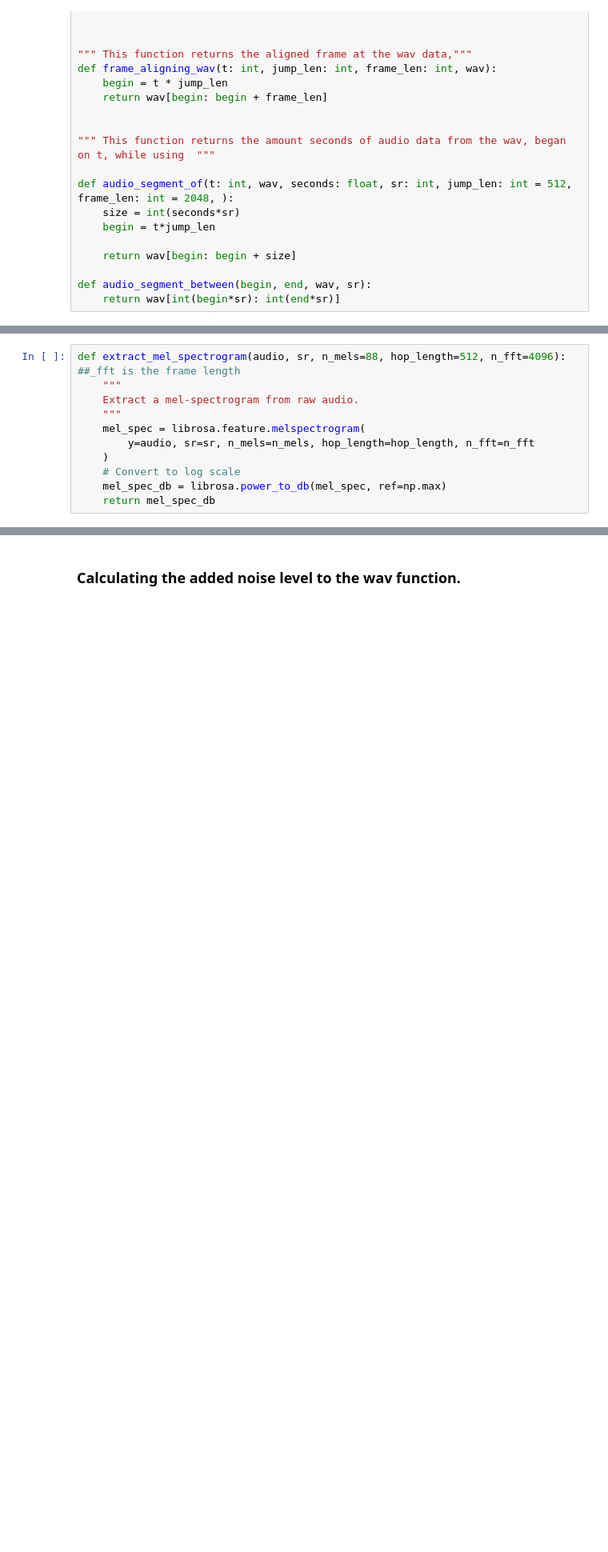
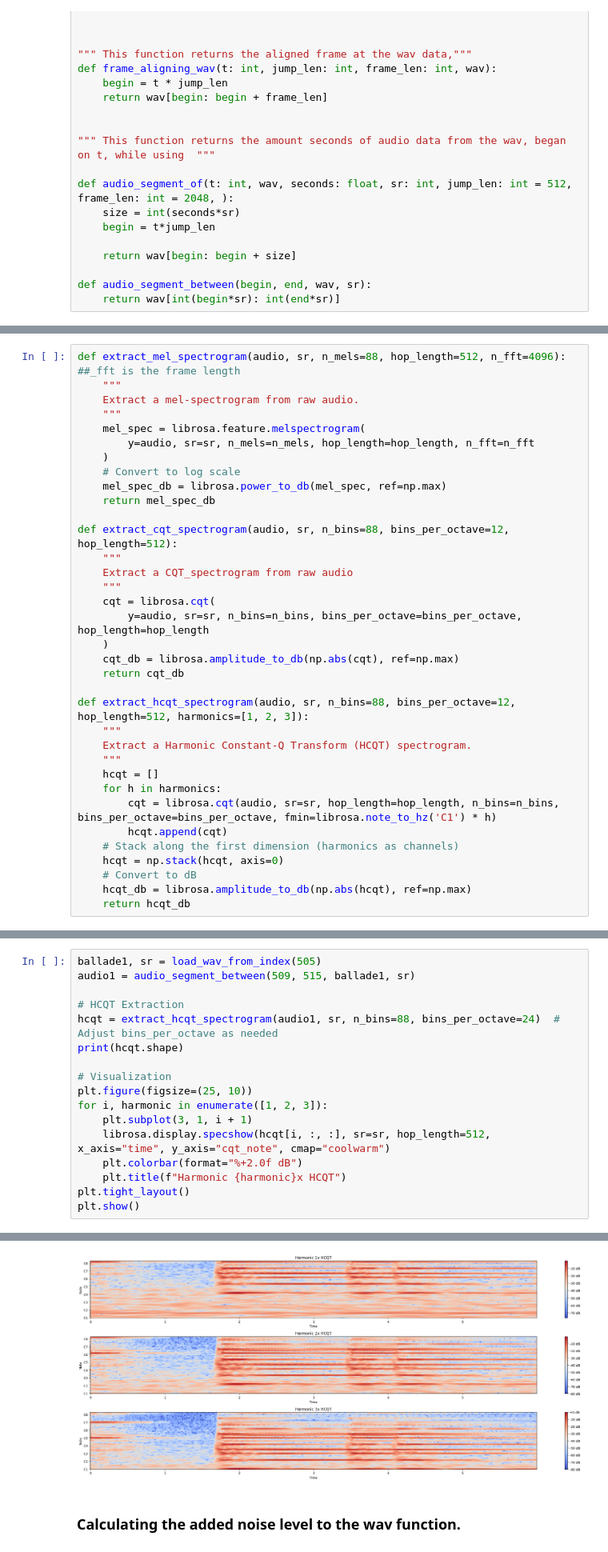
Before and after one commit to YouxunLkiu/Musheet, a Jupyter notebook: train.ipynb, the cells around one changed output, grey strips where cells are left out. Shown at 80% size. Cells and saved outputs as stored; diff of their text form; blank space fills up the shorter version.

Commit message:
Remodeling preprocess with HCQT

```diff
--- a/train.ipynb
+++ b/train.ipynb
@@ -332,5 +332,29 @@ def extract_mel_spectrogram(audio, sr, n_mels=88, hop_length=512, n_fft=4096): #
     # Convert to log scale
     mel_spec_db = librosa.power_to_db(mel_spec, ref=np.max)
     return mel_spec_db
+
+def extract_cqt_spectrogram(audio, sr, n_bins=88, bins_per_octave=12, hop_length=512):
+    """
+    Extract a CQT_spectrogram from raw audio
+    """
+    cqt = librosa.cqt(
+        y=audio, sr=sr, n_bins=n_bins, bins_per_octave=bins_per_octave, hop_length=hop_length
+    )
+    cqt_db = librosa.amplitude_to_db(np.abs(cqt), ref=np.max)
+    return cqt_db
+
+def extract_hcqt_spectrogram(audio, sr, n_bins=88, bins_per_octave=12, hop_length=512, harmonics=[1, 2, 3]):
+    """
+    Extract a Harmonic Constant-Q Transform (HCQT) spectrogram.
+    """
+    hcqt = []
+    for h in harmonics:
+        cqt = librosa.cqt(audio, sr=sr, hop_length=hop_length, n_bins=n_bins, bins_per_octave=bins_per_octave, fmin=librosa.note_to_hz('C1') * h)
+        hcqt.append(cqt)
+    # Stack along the first dimension (harmonics as channels)
+    hcqt = np.stack(hcqt, axis=0)
+    # Convert to dB
+    hcqt_db = librosa.amplitude_to_db(np.abs(hcqt), ref=np.max)
+    return hcqt_db
 # %%
 # Example audio input
@@ -351,0 +381,18 @@ ipd.Audio(data= audio1, rate= sr)
+# %%
+ballade1, sr = load_wav_from_index(505)
+audio1 = audio_segment_between(509, 515, ballade1, sr)
+
+# HCQT Extraction
+hcqt = extract_hcqt_spectrogram(audio1, sr, n_bins=88, bins_per_octave=24)  # Adjust bins_per_octave as needed
+print(hcqt.shape)
+
+# Visualization
+plt.figure(figsize=(25, 10))
+for i, harmonic in enumerate([1, 2, 3]):
+    plt.subplot(3, 1, i + 1)
+    librosa.display.specshow(hcqt[i, :, :], sr=sr, hop_length=512, x_axis="time", y_axis="cqt_note", cmap="coolwarm")
+    plt.colorbar(format="%+2.0f dB")
+    plt.title(f"Harmonic {harmonic}x HCQT")
+plt.tight_layout()
+plt.show()
+# %% [output]
@@ -352,3 +400,4 @@ ipd.Audio(data= audio1, rate= sr)
+[figure, added]
 # %% [markdown]
 ### Calculating the added noise level to the wav function.
 # %%
```
Also changed, not shown: parts of 12 cells of this notebook.
